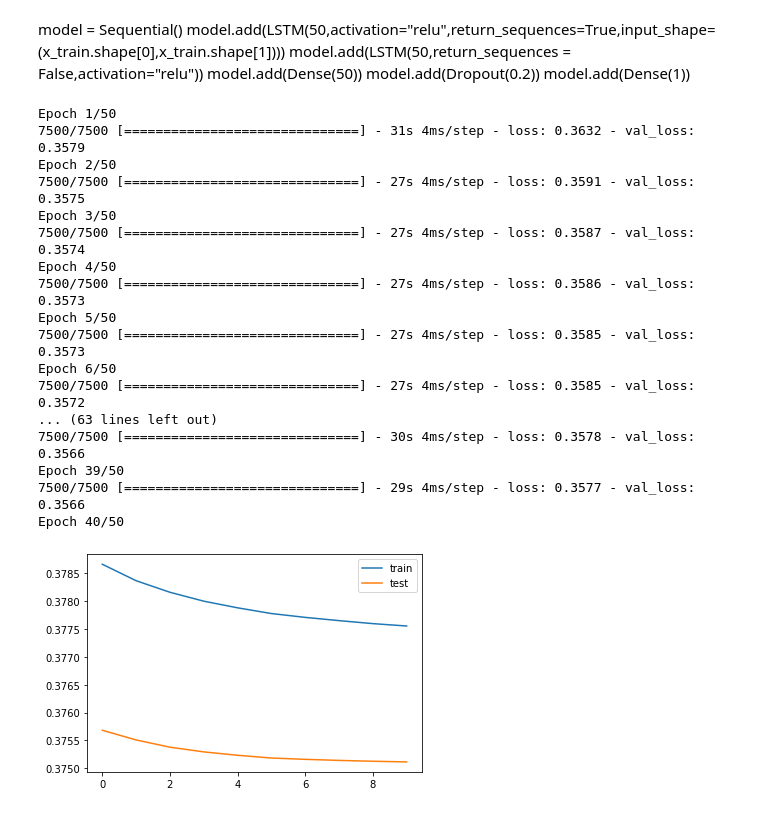
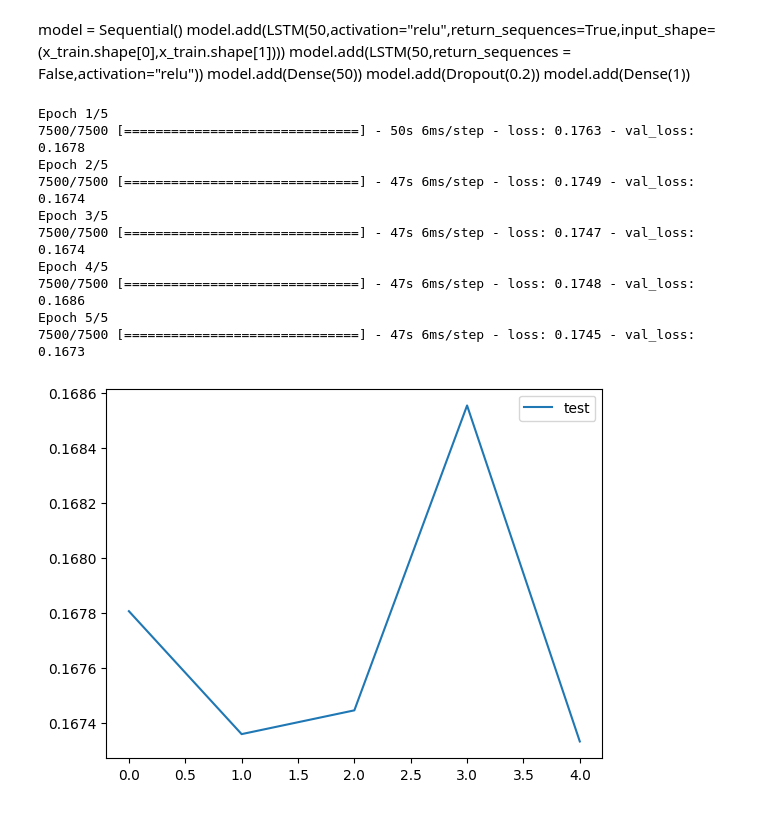
Before and after one commit to fredrikkortet/mt-hh, a Jupyter notebook: LSTM.ipynb, the cells around one changed output. Saved outputs shown, nothing was run; the diff lists cells and outputs as text; code cells hidden in the pictures.

```diff
--- a/LSTM.ipynb
+++ b/LSTM.ipynb
@@ -94,10 +95,10 @@ x_train, x_test, y_train, y_test = train_test_split(x, y, test_size = 0.25)
 # %%
-x_train = x_train.reshape(-1,1)
+#x_train = x_train.reshape(-1,1)
 x_train.shape
 # %% [output]
 (375000, 1)
 # %%
-x_test = x_test.reshape(-1,1)
+#x_test = x_test.reshape(-1,1)
 x_test.shape
 # %% [output]
 (125000, 1)
@@ -116,41 +117,37 @@ model.add(Dense(1))
 model = tf.keras.models.Sequential([
   tf.keras.layers.Lambda(lambda x: tf.expand_dims(x, axis=-1),
                       input_shape=[None]),
-  tf.keras.layers.Bidirectional(tf.keras.layers.LSTM(32, return_sequences=True)),
-  tf.keras.layers.Bidirectional(tf.keras.layers.LSTM(32)),
+  tf.keras.layers.Bidirectional(tf.keras.layers.LSTM(64,activation="relu", return_sequences=True)),
+  tf.keras.layers.Bidirectional(tf.keras.layers.LSTM(128,activation="relu")),
+  tf.keras.layers.Dense(50),
+  tf.keras.layers.Dropout(0.5),
   tf.keras.layers.Dense(1),
   tf.keras.layers.Lambda(lambda x: x * 10.0)
 ])
 # %%
+loss_fn= tf.losses.Huber()
 tf.keras.backend.clear_session()
-model.compile(loss='mean_squared_error', optimizer='adam')
-history = model.fit(x_train, y_train, epochs=50, batch_size=50, validation_data=(x_test, y_test), shuffle=False)
+model.compile(loss=loss_fn, optimizer=tf.keras.optimizers.Adam())
+history = model.fit(x_train, y_train, epochs=5, batch_size=50, validation_data=(x_test, y_test), shuffle=False)
 # %% [output]
-Epoch 1/50
-7500/7500 [==============================] - 31s 4ms/step - loss: 0.3632 - val_loss: 0.3579
-Epoch 2/50
-7500/7500 [==============================] - 27s 4ms/step - loss: 0.3591 - val_loss: 0.3575
-Epoch 3/50
-7500/7500 [==============================] - 27s 4ms/step - loss: 0.3587 - val_loss: 0.3574
-Epoch 4/50
-7500/7500 [==============================] - 27s 4ms/step - loss: 0.3586 - val_loss: 0.3573
-Epoch 5/50
-7500/7500 [==============================] - 27s 4ms/step - loss: 0.3585 - val_loss: 0.3573
-Epoch 6/50
-7500/7500 [==============================] - 27s 4ms/step - loss: 0.3585 - val_loss: 0.3572
-... (63 lines left out)
-7500/7500 [==============================] - 30s 4ms/step - loss: 0.3578 - val_loss: 0.3566
-Epoch 39/50
-7500/7500 [==============================] - 29s 4ms/step - loss: 0.3577 - val_loss: 0.3566
-Epoch 40/50
+Epoch 1/5
+7500/7500 [==============================] - 50s 6ms/step - loss: 0.1763 - val_loss: 0.1678
+Epoch 2/5
+7500/7500 [==============================] - 47s 6ms/step - loss: 0.1749 - val_loss: 0.1674
+Epoch 3/5
+7500/7500 [==============================] - 47s 6ms/step - loss: 0.1747 - val_loss: 0.1674
+Epoch 4/5
+7500/7500 [==============================] - 47s 6ms/step - loss: 0.1748 - val_loss: 0.1686
+Epoch 5/5
+7500/7500 [==============================] - 47s 6ms/step - loss: 0.1745 - val_loss: 0.1673
 # %%
 # plot history
-plt.plot(history.history['loss'], label='train')
+#plt.plot(history.history['loss'], label='train')
 plt.plot(history.history['val_loss'], label='test')
 plt.legend()
 plt.show()
 # %% [output]
-[figure, old version]
+[figure, new version]
 # %%
 model.summary()
 # %% [output]
```
Also changed, not shown: parts of 19 cells of this notebook, 1 other file.
